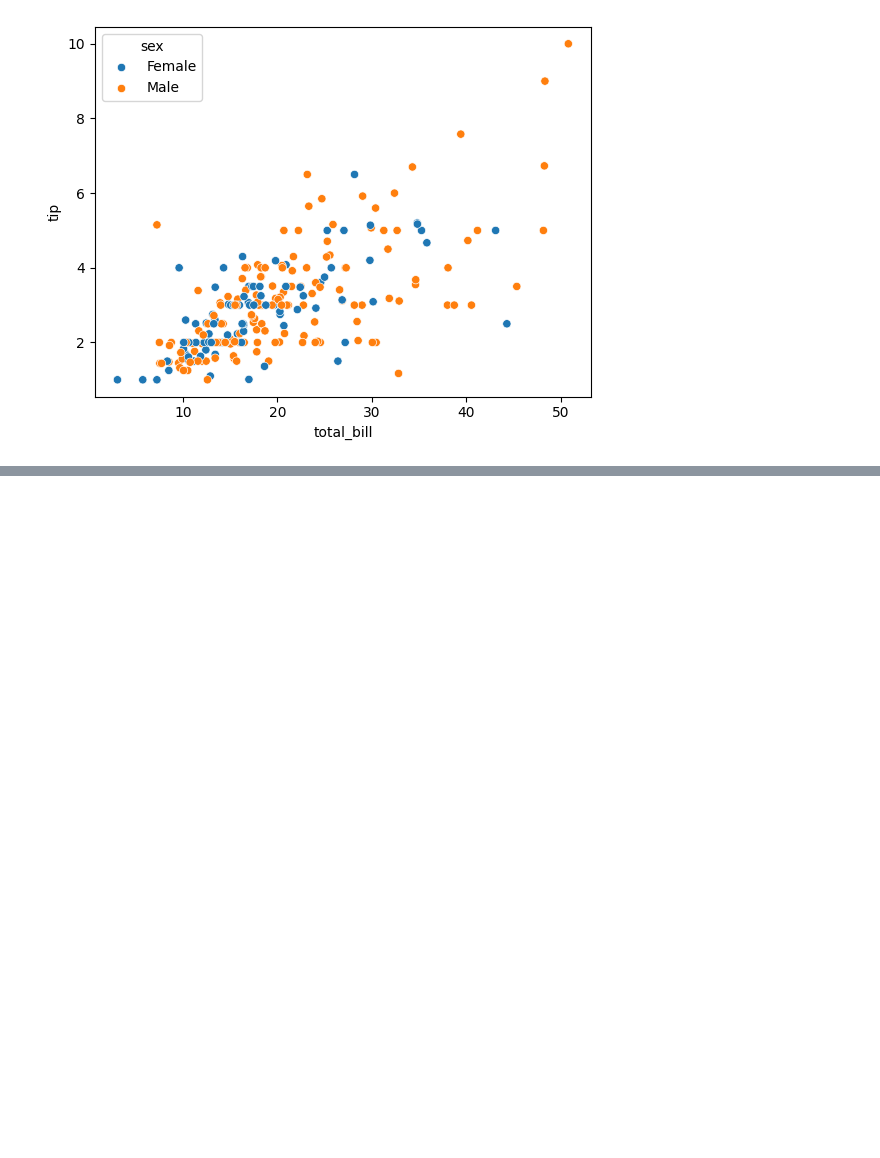
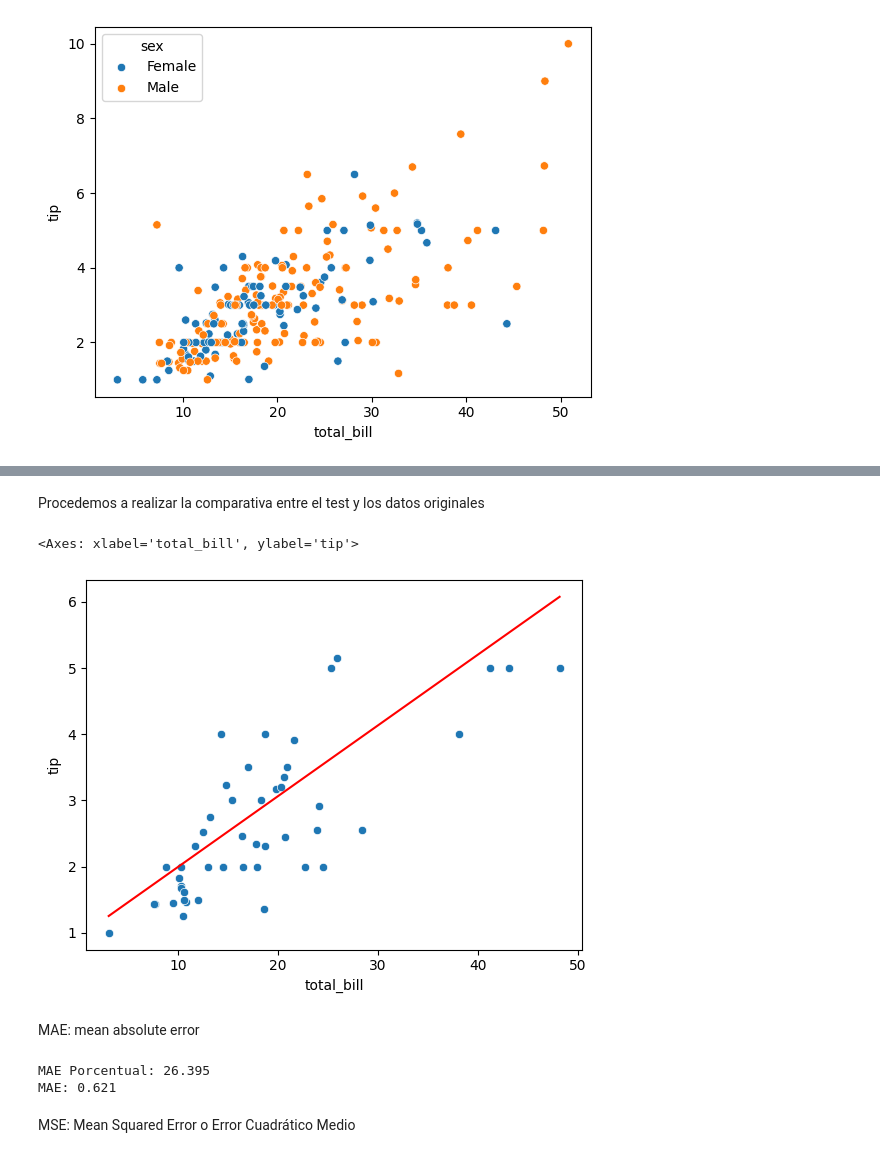
Before and after one commit to fjzamora93/Matlab_Seaborn_Scikit_TipTutorial, a Jupyter notebook: tips.ipynb, the cells around one changed output, grey strips where cells are left out. Cells and saved outputs as stored; diff of their text form; code cells hidden in the pictures; blank space fills up the shorter version.

```diff
--- a/tips.ipynb
+++ b/tips.ipynb
@@ -170,0 +218,48 @@ Name: count, dtype: int64
+# %% [markdown]
+Procedemos a realizar la comparativa entre el test y los datos originales
+# %%
+sns.scatterplot(x=X_test['total_bill'], y=y_test['tip'])
+
+#Para y_pred seleccionamos su primera y única columna, ya que el lineplot solo nos deja coger aquí un array unidimensional
+sns.lineplot(x=X_test['total_bill'], y=y_pred[:, 0], c='r')
+# %% [output]
+<Axes: xlabel='total_bill', ylabel='tip'>
+[figure, added]
+# %% [markdown]
+MAE: mean absolute error
+# %%
+from sklearn.metrics import mean_absolute_error
+
+
+mae = mean_absolute_error(y_test, y_pred)
+
+
+def mean_absolute_percentage_error(y_true, y_pred):
+    y_true, y_pred = np.array(y_true), np.array(y_pred)
+    return np.round(np.mean(np.abs((y_true - y_pred) / y_true)) * 100, 2)
+
+#Vamos a desglosar la función anterior para ver lo que hace paso a paso (el resultado es el mismo)
+def mae_porcentual (y_true, y_pred):
+    #Nos aseguramos que y_true e y_pred son arrrays de numpy
+    y_true, y_pred = np.array(y_true), np.array(y_pred)
+
+    #Obtenemos el valor absoluto (ignorando el signo negativo)
+    diferencia_prediccion = np.abs(y_true - y_pred)
+
+    #Ahora obtendremos el porcentaje en el que se ha equivocado para cada valor de la columna
+    porcentaje = diferencia_prediccion / y_true * 100
+
+    #Finalmente obtenemos la media de todos los errores
+    return np.mean(porcentaje)
+
+mean_absolute_percentage_error(y_test, y_pred)
+mae_porc = mae_porcentual (y_test, y_pred)
+
+
+
+print(f'MAE Porcentual: {np.round(mae_porc,3)} \nMAE: {np.round(mae,3)}')
+# %% [output]
+MAE Porcentual: 26.395
+MAE: 0.621
+# %% [markdown]
+MSE: Mean Squared Error o Error Cuadrático Medio
```
Also changed, not shown: parts of 17 cells of this notebook, 1 other file.
